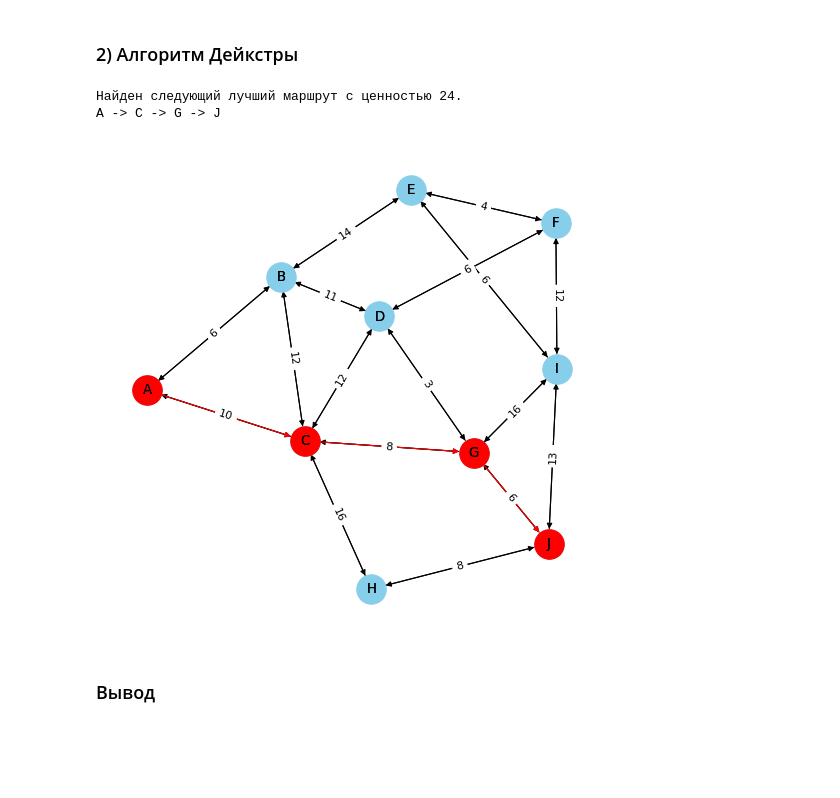
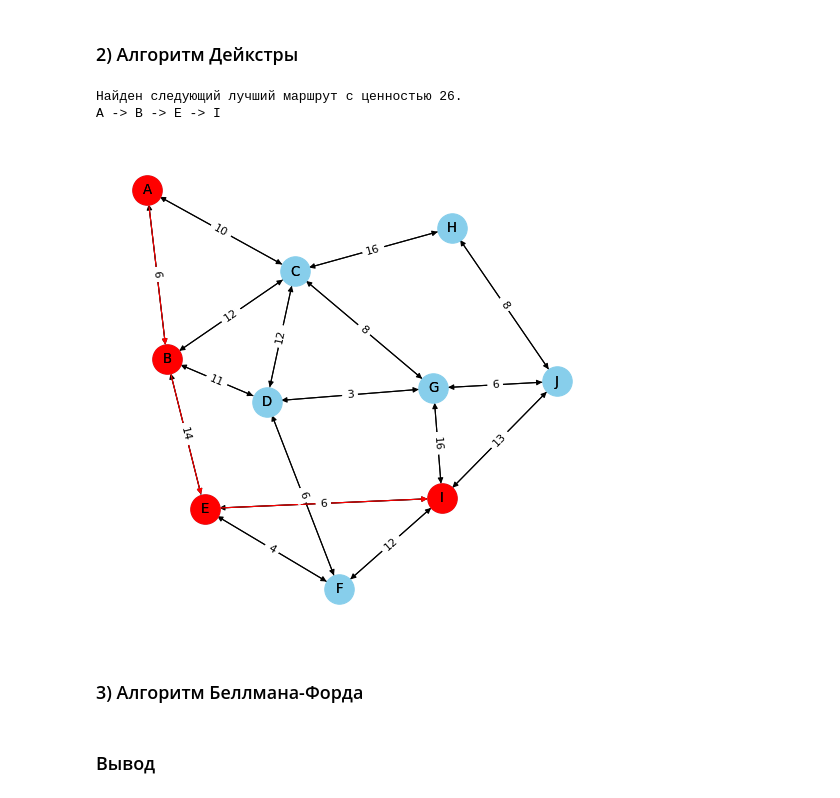
Before and after one commit to LushinEA/Data-Structures-and-Algorithms, a Jupyter notebook: labs/Lab6.ipynb, the cells around one changed output. Drawn from its saved outputs; the diff is of its cells as text; code cells hidden in the pictures; blank space fills up the shorter version.

```diff
--- a/labs/Lab6.ipynb
+++ b/labs/Lab6.ipynb
@@ -123,7 +225,7 @@ def print_result(previous_nodes, shortest_path, start_node, target_node):
     return path
 
 
-def printGraph(input, rez_graph):
+def print_graph(input, rez_graph):
     G = nx.DiGraph()
     H = nx.DiGraph()
     for el1, vector in enumerate(input):
@@ -159,38 +261,40 @@ def read_matrix(filename):
     matrix = []
     for line in my_file:
         node = line.split()
         temp = []
         for element in node:
             temp.append(int(element))
         matrix.append(temp)
     my_file.close()
     return matrix
 
 
 
-matrix = read_matrix('c:\\Users\\lushi\\Рабочий стол\\graph.txt')
+matrix = read_matrix('../Lab6_matrix/2.txt')
 
 nodes = []
 for el1, vector in enumerate(matrix):
     nodes.append(chr(el1+65))
 
 init_graph = {}
 for node in nodes:
     init_graph[node] = {}
 
 for el1, vector in enumerate(matrix):
     for el2, w in enumerate(vector):
         if w > 0:
             init_graph[chr(el1+65)][chr(el2+65)] = w
 
 
 graph = Graph(nodes, init_graph)
 previous_nodes, shortest_path = dijkstra_algorithm(graph=graph, start_node="A")
-rez_graph = print_result(previous_nodes, shortest_path, start_node="A", target_node="J")
-printGraph(matrix, rez_graph)
+rez_graph = print_result(previous_nodes, shortest_path, start_node="A", target_node="I")
+print_graph(matrix, rez_graph)
 # %% [output]
-Найден следующий лучший маршрут с ценностью 24.
-A -> C -> G -> J
+Найден следующий лучший маршрут с ценностью 26.
+A -> B -> E -> I
-[figure, old version]
+[figure, new version]
+# %% [markdown]
+### 3) Алгоритм Беллмана-Форда
 # %% [markdown]
 ### Вывод
```
Also changed, not shown: parts of 3 cells of this notebook.
